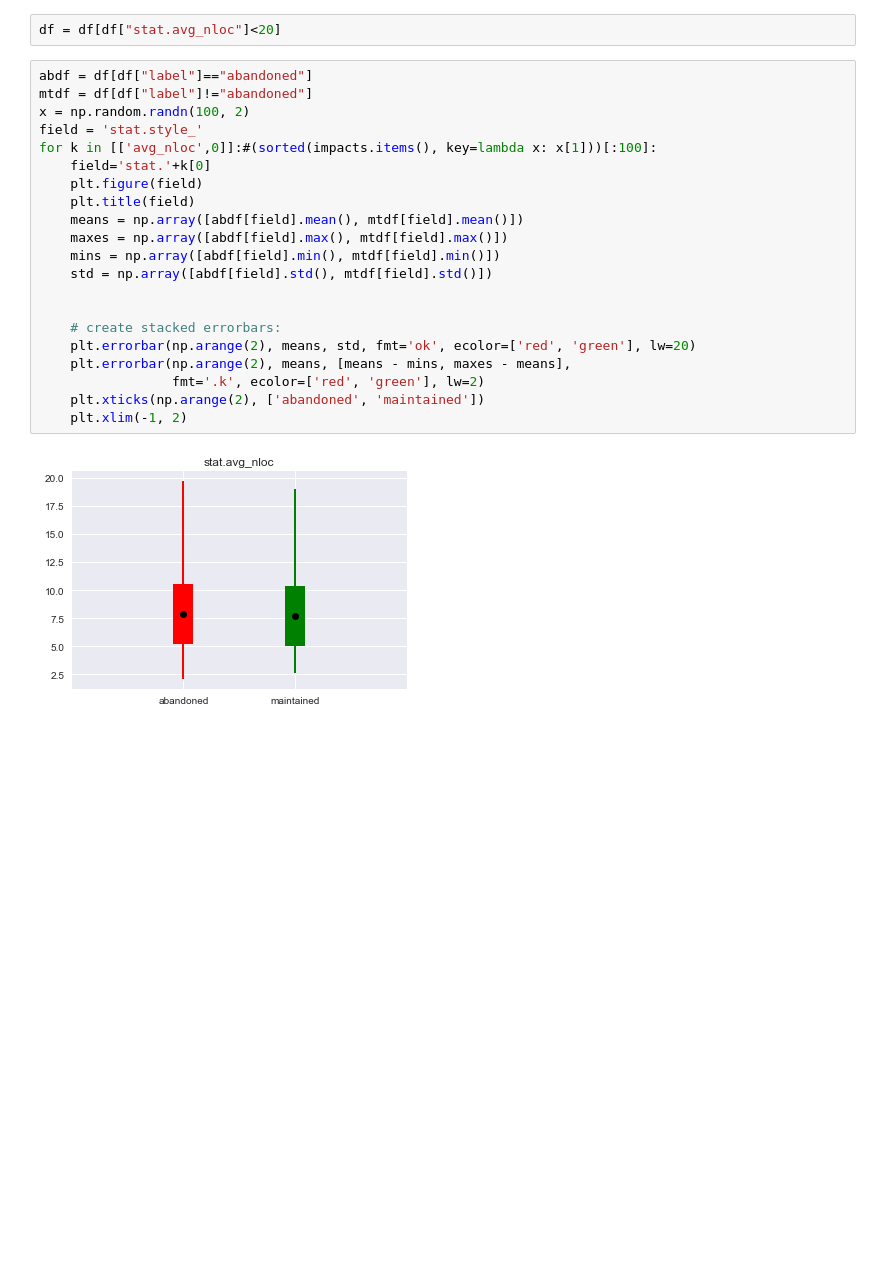
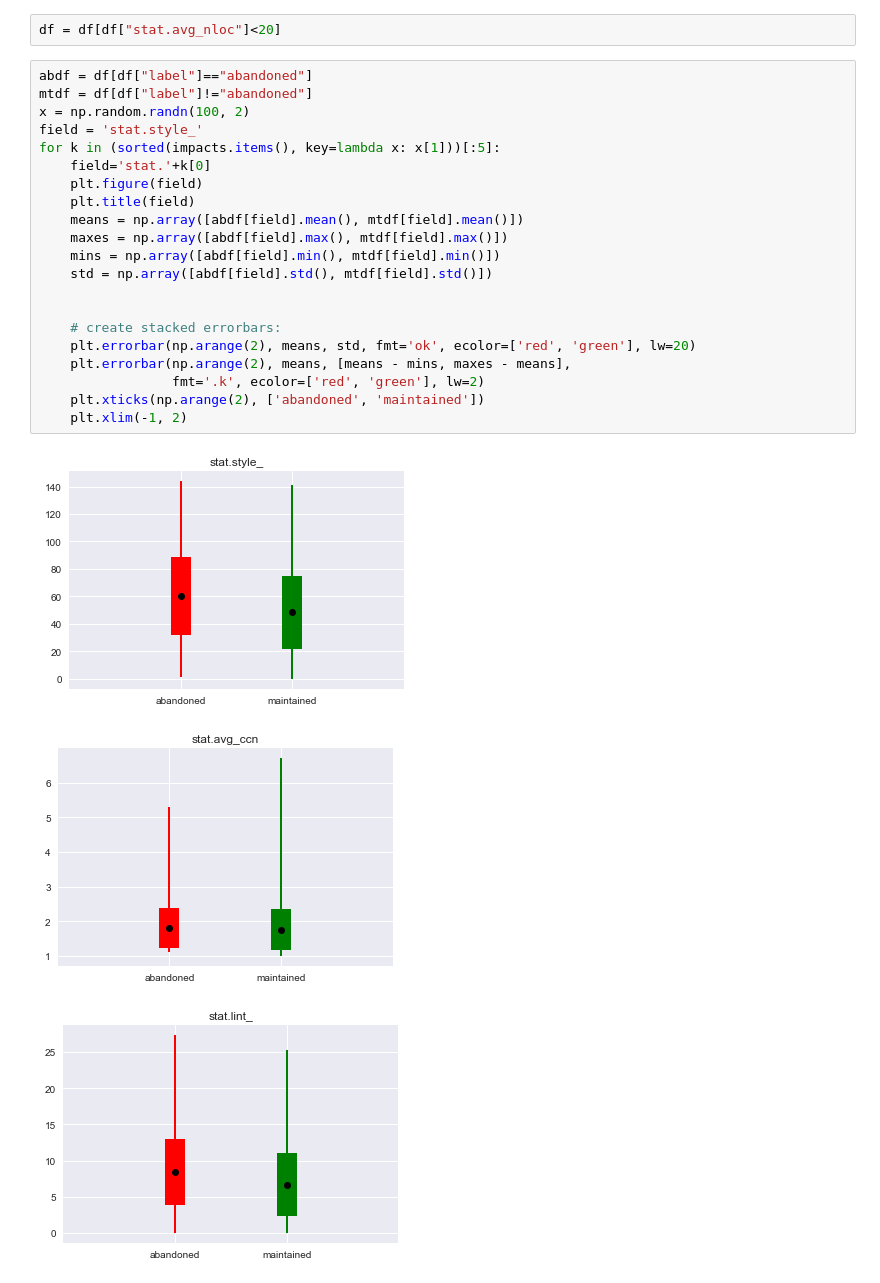
Before and after one commit to terryyin/rubygem_digger, a Jupyter notebook: notebook/Simple Analysis.ipynb, the cells around one changed output. Cells and saved outputs as stored; diff of their text form; blank space fills up the shorter version.

```diff
--- a/notebook/Simple Analysis.ipynb
+++ b/notebook/Simple Analysis.ipynb
@@ -79,23 +60,25 @@ df = df[df["stat.avg_nloc"]<20]
 # %%
 abdf = df[df["label"]=="abandoned"]
 mtdf = df[df["label"]!="abandoned"]
 x = np.random.randn(100, 2)
 field = 'stat.style_'
-for k in [['avg_nloc',0]]:#(sorted(impacts.items(), key=lambda x: x[1]))[:100]:
+for k in (sorted(impacts.items(), key=lambda x: x[1]))[:5]:
     field='stat.'+k[0]
     plt.figure(field)
     plt.title(field)
     means = np.array([abdf[field].mean(), mtdf[field].mean()])
     maxes = np.array([abdf[field].max(), mtdf[field].max()])
     mins = np.array([abdf[field].min(), mtdf[field].min()])
     std = np.array([abdf[field].std(), mtdf[field].std()])
 
 
     # create stacked errorbars:
     plt.errorbar(np.arange(2), means, std, fmt='ok', ecolor=['red', 'green'], lw=20)
     plt.errorbar(np.arange(2), means, [means - mins, maxes - means],
                  fmt='.k', ecolor=['red', 'green'], lw=2)
     plt.xticks(np.arange(2), ['abandoned', 'maintained'])
     plt.xlim(-1, 2)
 # %% [output]
-[figure, old version]
+[figure, new version]
+[figure, added]
+[figure, added]
```
Also changed, not shown: parts of 2 cells of this notebook, 1 other file.
